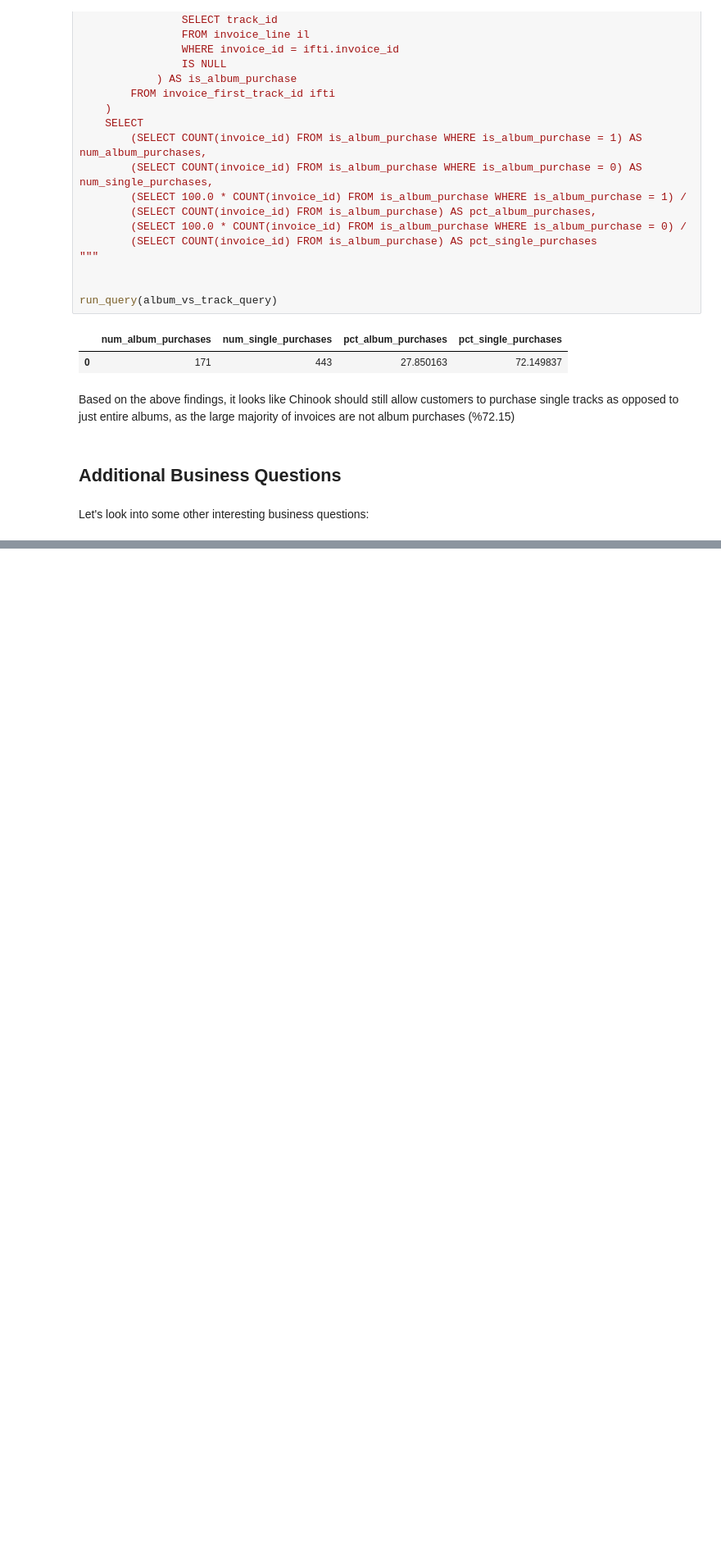
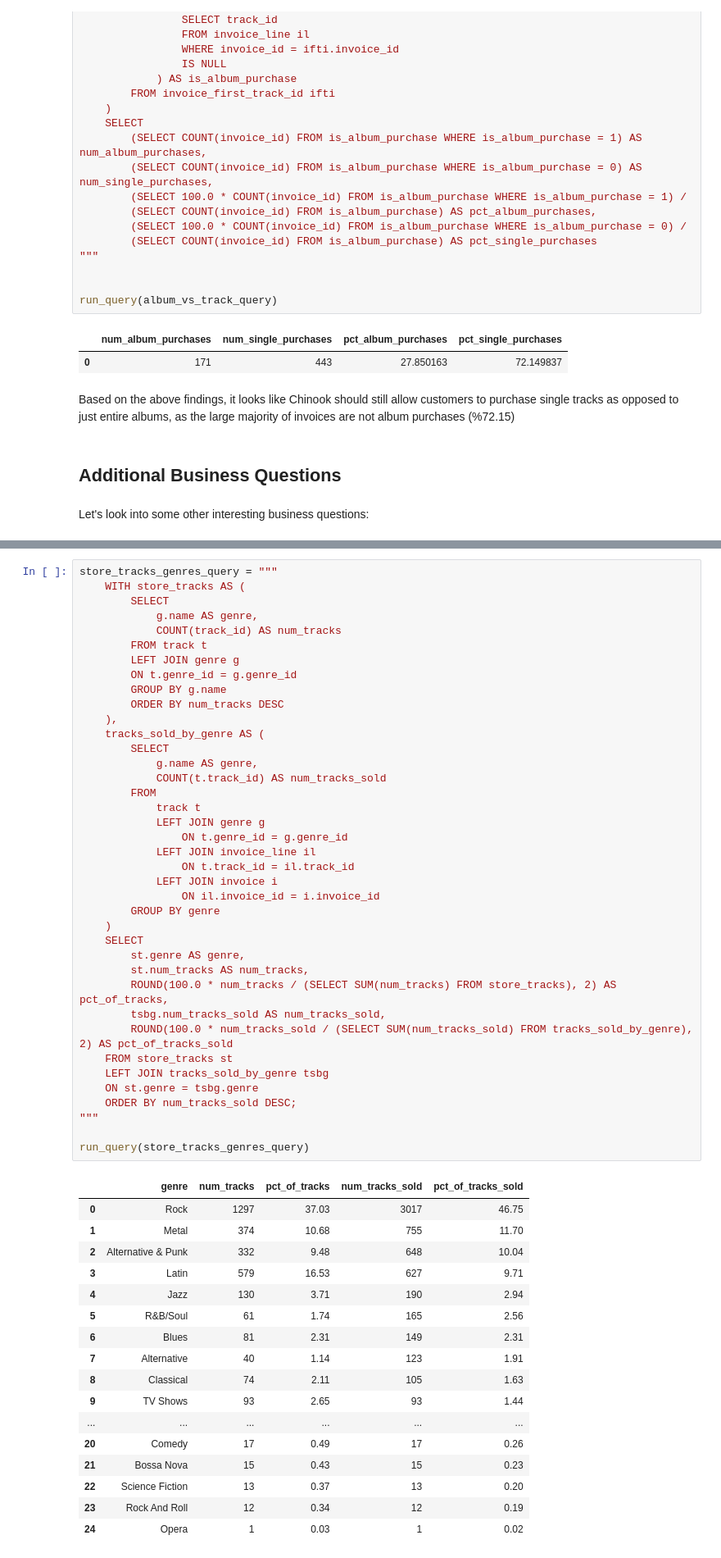
Before and after one commit to clu0501/answer-business-questions-sql, a Jupyter notebook: Basics.ipynb, the cells around one changed output, grey strips where cells are left out. Shown at 82% size. Drawn from its saved outputs; the diff is of its cells as text; blank space fills up the shorter version.

```diff
--- a/Basics.ipynb
+++ b/Basics.ipynb
@@ -259,0 +319,57 @@ Let's look into some other interesting business questions:
+# %%
+store_tracks_genres_query = """
+    WITH store_tracks AS (
+        SELECT
+            g.name AS genre,
+            COUNT(track_id) AS num_tracks
+        FROM track t
+        LEFT JOIN genre g
+        ON t.genre_id = g.genre_id
+        GROUP BY g.name
+        ORDER BY num_tracks DESC
+    ),
+    tracks_sold_by_genre AS (
+        SELECT
+            g.name AS genre,
+            COUNT(t.track_id) AS num_tracks_sold
+        FROM
+            track t
+            LEFT JOIN genre g
+                ON t.genre_id = g.genre_id
+            LEFT JOIN invoice_line il
+                ON t.track_id = il.track_id
+            LEFT JOIN invoice i
+                ON il.invoice_id = i.invoice_id
+        GROUP BY genre
+    )
+    SELECT
+        st.genre AS genre,
+        st.num_tracks AS num_tracks,
+        ROUND(100.0 * num_tracks / (SELECT SUM(num_tracks) FROM store_tracks), 2) AS pct_of_tracks,
+        tsbg.num_tracks_sold AS num_tracks_sold,
+        ROUND(100.0 * num_tracks_sold / (SELECT SUM(num_tracks_sold) FROM tracks_sold_by_genre), 2) AS pct_of_tracks_sold
+    FROM store_tracks st
+    LEFT JOIN tracks_sold_by_genre tsbg
+    ON st.genre = tsbg.genre
+    ORDER BY num_tracks_sold DESC;
+"""
+
+run_query(store_tracks_genres_query)
+# %% [output]
+|  | genre | num_tracks | pct_of_tracks | num_tracks_sold | pct_of_tracks_sold |
+| 0 | Rock | 1297 | 37.03 | 3017 | 46.75 |
+| 1 | Metal | 374 | 10.68 | 755 | 11.70 |
+| 2 | Alternative & Punk | 332 | 9.48 | 648 | 10.04 |
+| 3 | Latin | 579 | 16.53 | 627 | 9.71 |
+| 4 | Jazz | 130 | 3.71 | 190 | 2.94 |
+| 5 | R&B/Soul | 61 | 1.74 | 165 | 2.56 |
+| 6 | Blues | 81 | 2.31 | 149 | 2.31 |
+| 7 | Alternative | 40 | 1.14 | 123 | 1.91 |
+| 8 | Classical | 74 | 2.11 | 105 | 1.63 |
+| 9 | TV Shows | 93 | 2.65 | 93 | 1.44 |
+| ... | ... | ... | ... | ... | ... |
+| 20 | Comedy | 17 | 0.49 | 17 | 0.26 |
+| 21 | Bossa Nova | 15 | 0.43 | 15 | 0.23 |
+| 22 | Science Fiction | 13 | 0.37 | 13 | 0.20 |
+| 23 | Rock And Roll | 12 | 0.34 | 12 | 0.19 |
+| 24 | Opera | 1 | 0.03 | 1 | 0.02 |
```
Also changed, not shown: parts of 10 cells of this notebook.
